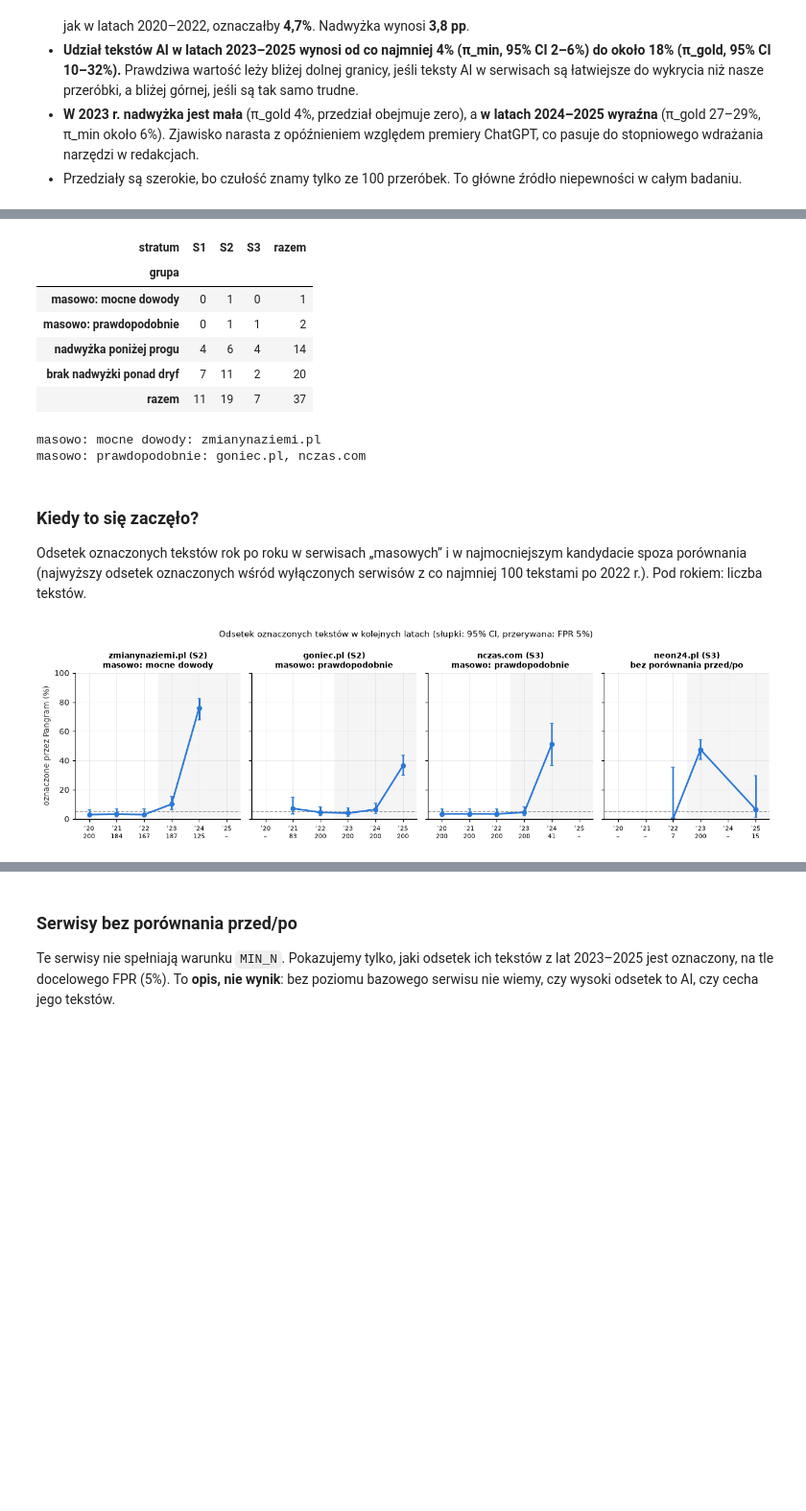
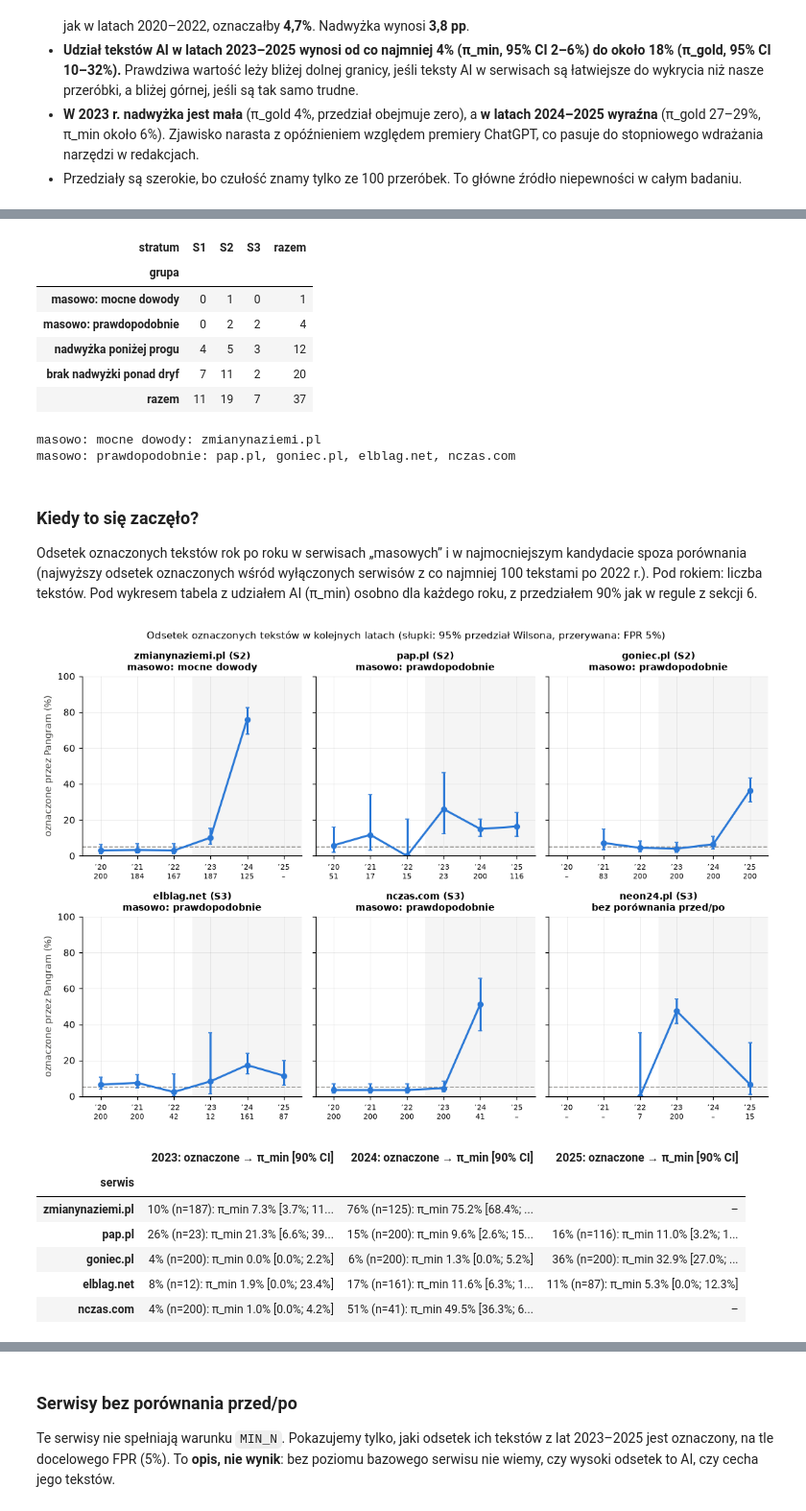
Before and after one commit to Voldziu/AMC, a Jupyter notebook: src/notebooks/main-results.ipynb, the cells around one changed output, grey strips where cells are left out. Shown at 96% size. Cells and saved outputs as stored; diff of their text form; code cells hidden in the pictures; blank space fills up the shorter version.

```diff
--- a/src/notebooks/main-results.ipynb
+++ b/src/notebooks/main-results.ipynb
@@ -113,6 +133,7 @@ ROBUST_FPRS = (0.01, 0.05, 0.10, 0.20)  # progi sprawdzane w analizie odpornośc
 MASS_SHARE = 0.20                  # „masowo” = co najmniej 20% artykułów z AI
 MIN_N = 50                         # min. liczba tekstów domeny w każdym okresie
 PLACEBO_Q = 0.95                   # kwantyl zmian bez AI (margines dryfu)
+DOMAIN_CI = (5, 95)                # percentyle przedziału dla serwisów (reguła „masowo”, sekcja 6)
 N_BOOT = 5000               # powtórzenia symulacji niepewności
 SEED = 42
 
@@ -168,7 +189,7 @@ def auc(pos: np.ndarray, neg: np.ndarray) -> float:
 
 
 def share(r, b, tpr):
-    """Udział AI z odsetków oznaczonych (estymator Rogana–Gladena), obcięty do [0, 1].
+    """Udział AI z odsetków oznaczonych (estymator Rogana-Gladena), obcięty do [0, 1].
 
     Gdy TPR <= b, detektor nie odróżnia AI od człowieka: każda nadwyżka daje wtedy 100%.
     """
@@ -180,7 +201,7 @@ def share(r, b, tpr):
 
 
 def draw_rate(k, n, rng):
-    """Symulacja niepewności odsetka k/n: N_BOOT losowań z rozkładu Beta(k + 1/2, n − k + 1/2).
+    """Symulacja niepewności odsetka k/n: N_BOOT losowań z rozkładu Beta(k + 1/2, n - k + 1/2).
 
     To wersja bootstrapu, która działa także przy k = 0 (zwykłe losowanie ze zwracaniem
     dawałoby wtedy zawsze 0 i zerową niepewność).
@@ -768,9 +789,9 @@ def domain_shares(flags: pd.Series, tpr_k: int, tpr_n: int, delta: float,
         p_min, p_gold = share(r_draws, b_draws, 1.0), share(r_draws, b_draws, tpr_draws)
         rows.append({
             "π_min": float(share(row["r"], row["b"], 1.0)),
-            "π_min low": np.percentile(p_min, 2.5), "π_min high": np.percentile(p_min, 97.5),
+            "π_min low": np.percentile(p_min, DOMAIN_CI[0]), "π_min high": np.percentile(p_min, DOMAIN_CI[1]),
             "π_gold": float(share(row["r"], row["b"], tpr_k / tpr_n)),
-            "π_gold low": np.percentile(p_gold, 2.5), "π_gold high": np.percentile(p_gold, 97.5),
+            "π_gold low": np.percentile(p_gold, DOMAIN_CI[0]), "π_gold high": np.percentile(p_gold, DOMAIN_CI[1]),
         })
     table = table.join(pd.DataFrame(rows, index=table.index))
     table["grupa"] = np.select(
@@ -790,8 +811,8 @@ def show_domains(table: pd.DataFrame) -> None:
         "n 2020–22": table["n0"], "oznaczone 2020–22": table["b"].map(pct),
         "n 2023–25": table["n1"], "oznaczone 2023–25": table["r"].map(pct),
         "nadwyżka (pp)": (100 * table["nadwyżka"]).map("{:+.1f}".format),
-        "π_min [95% CI]": [pct_ci(*v) for v in table[["π_min", "π_min low", "π_min high"]].to_numpy()],
-        "π_gold [95% CI]": [pct_ci(*v) for v in table[["π_gold", "π_gold low", "π_gold high"]].to_numpy()],
+        "π_min [90% CI]": [pct_ci(*v) for v in table[["π_min", "π_min low", "π_min high"]].to_numpy()],
+        "π_gold [90% CI]": [pct_ci(*v) for v in table[["π_gold", "π_gold low", "π_gold high"]].to_numpy()],
         "grupa": table["grupa"],
     })
     display(view)
@@ -829,7 +850,7 @@ ax.hlines(y - 0.17, 100 * shown["π_min low"], 100 * shown["π_min high"], color
 ax.plot(100 * shown["π_min"], y - 0.17, "s", color=GRAY, ms=4.5, label="π_min: dolna granica (TPR = 100%)")
 ax.set_yticks(y, [f"{d} ({s})" for d, s in zip(shown.index, shown["stratum"])], fontsize=7.5)
 ax.set_xlim(0, 100)
-ax.set_xlabel("szacowany udział tekstów AI w latach 2023–2025 (%), linie: 95% CI")
+ax.set_xlabel("szacowany udział tekstów AI w latach 2023–2025 (%), linie: 90% CI")
 ax.set_title(f"Udział AI w serwisach (Pangram, FPR {pct(MAIN_FPR, 0)}); pole pomarańczowe: „masowo” (≥ {pct(MASS_SHARE, 0)})")
 ax.legend(loc="lower right")
 ax.grid(axis="y", visible=False)
@@ -850,46 +871,79 @@ for category in CATEGORIES[:2]:
 | stratum | S1 | S2 | S3 | razem |
 | grupa |  |  |  |  |
 | masowo: mocne dowody | 0 | 1 | 0 | 1 |
-| masowo: prawdopodobnie | 0 | 1 | 1 | 2 |
-| nadwyżka poniżej progu | 4 | 6 | 4 | 14 |
+| masowo: prawdopodobnie | 0 | 2 | 2 | 4 |
+| nadwyżka poniżej progu | 4 | 5 | 3 | 12 |
 | brak nadwyżki ponad dryf | 7 | 11 | 2 | 20 |
 | razem | 11 | 19 | 7 | 37 |
 masowo: mocne dowody: zmianynaziemi.pl
-masowo: prawdopodobnie: goniec.pl, nczas.com
+masowo: prawdopodobnie: pap.pl, goniec.pl, elblag.net, nczas.com
 # %% [markdown]
 ### Kiedy to się zaczęło?
 
-Odsetek oznaczonych tekstów rok po roku w serwisach „masowych” i w najmocniejszym kandydacie spoza porównania (najwyższy odsetek oznaczonych wśród wyłączonych serwisów z co najmniej 100 tekstami po 2022 r.). Pod rokiem: liczba tekstów.
+Odsetek oznaczonych tekstów rok po roku w serwisach „masowych” i w najmocniejszym kandydacie spoza porównania (najwyższy odsetek oznaczonych wśród wyłączonych serwisów z co najmniej 100 tekstami po 2022 r.). Pod rokiem: liczba tekstów. Pod wykresem tabela z udziałem AI (π_min) osobno dla każdego roku, z przedziałem 90% jak w regule z sekcji 6.
 # %%
 highlight = list(domains.index[domains["grupa"].isin(CATEGORIES[:2])])
 post_rate = {
     d: flags_main[(data["domain"] == d) & ~data["human"]].mean()
     for d in excluded.index if excluded.loc[d, "n 2023–25"] >= 100
 }
 highlight.append(max(post_rate, key=post_rate.get))
 
-fig, axes = plt.subplots(1, len(highlight), figsize=(3 * len(highlight), 3.6), sharey=True)
-for ax, domain in zip(axes, highlight):
+n_cols = 3
+n_rows = -(-len(highlight) // n_cols)
+fig, axes = plt.subplots(n_rows, n_cols, figsize=(3.4 * n_cols, 3.5 * n_rows), sharey=True, squeeze=False)
+for ax, domain in zip(axes.ravel(), highlight):
     mask = data["domain"] == domain
     t = flags_main[mask].groupby(data.loc[mask, "pub_year"]).agg(["sum", "size"])
     rate = t["sum"] / t["size"]
     ci = np.array([wilson_interval(int(k), int(n)) for k, n in t.to_numpy()])
     ax.axvspan(2022.5, 2025.5, color=GRAY, alpha=0.08, lw=0)
     ax.axhline(100 * MAIN_FPR, color=GRAY, ls="--", lw=1)
     ax.errorbar(t.index, 100 * rate, yerr=[100 * (rate - ci[:, 0]), 100 * (ci[:, 1] - rate)],
                 color=BLUE, lw=2, marker="o", ms=5, capsize=2)
     status = domains.loc[domain, "grupa"] if domain in domains.index else "bez porównania przed/po"
     ax.set_title(f"{domain} ({stratum_of[domain]})\n{status}", fontsize=9)
     ax.set_xlim(2019.5, 2025.5)
     n_year = t["size"].reindex(range(2020, 2026), fill_value=0)
     ax.set_xticks(range(2020, 2026), [f"’{y % 100}\n{n if n else '–'}" for y, n in n_year.items()], fontsize=7.5)
     ax.set_ylim(0, 100)
-axes[0].set_ylabel("oznaczone przez Pangram (%)")
-fig.suptitle(f"Odsetek oznaczonych tekstów w kolejnych latach (słupki: 95% CI, przerywana: FPR {pct(MAIN_FPR, 0)})", fontsize=10)
+for ax in axes.ravel()[len(highlight):]:
+    ax.axis("off")
+for ax in axes[:, 0]:
+    ax.set_ylabel("oznaczone przez Pangram (%)")
+fig.suptitle(f"Odsetek oznaczonych tekstów w kolejnych latach (słupki: 95% przedział Wilsona, przerywana: FPR {pct(MAIN_FPR, 0)})", fontsize=10)
 fig.tight_layout()
 plt.show()
+
+# Udział AI (dolna granica π_min) osobno dla każdego roku; przedział 90% jak w sekcji 6.
+rng_year = np.random.default_rng(SEED)
+by_year = {}
+for domain in highlight:
+    if domain not in domains.index:
+        continue
+    base = domains.loc[domain]
+    b_draws = draw_rate(base["k0"], base["n0"], rng_year)
+    cells = {}
+    for year in (2023, 2024, 2025):
+        mask = (data["domain"] == domain) & (data["pub_year"] == year)
+        n, k = int(mask.sum()), int(flags_main[mask].sum())
+        if n == 0:
+            cells[year] = "–"
+            continue
+        draws = share(draw_rate(k, n, rng_year), b_draws, 1.0)
+        low, high = np.percentile(draws, DOMAIN_CI)
+        cells[year] = f"{pct(k / n, 0)} (n={n}): π_min {pct(float(share(k / n, base['b'], 1.0)))} [{pct(low)}; {pct(high)}]"
+    by_year[domain] = cells
+display(pd.DataFrame(by_year).T.rename_axis("serwis").rename(columns=lambda y: f"{y}: oznaczone → π_min [90% CI]"))
 # %% [output]
-[figure, old version]
+[figure, new version]
+|  | 2023: oznaczone → π_min [90% CI] | 2024: oznaczone → π_min [90% CI] | 2025: oznaczone → π_min [90% CI] |
+| serwis |  |  |  |
+| zmianynaziemi.pl | 10% (n=187): π_min 7.3% [3.7%; 11... | 76% (n=125): π_min 75.2% [68.4%; ... | – |
+| pap.pl | 26% (n=23): π_min 21.3% [6.6%; 39... | 15% (n=200): π_min 9.6% [2.6%; 15... | 16% (n=116): π_min 11.0% [3.2%; 1... |
+| goniec.pl | 4% (n=200): π_min 0.0% [0.0%; 2.2%] | 6% (n=200): π_min 1.3% [0.0%; 5.2%] | 36% (n=200): π_min 32.9% [27.0%; ... |
+| elblag.net | 8% (n=12): π_min 1.9% [0.0%; 23.4%] | 17% (n=161): π_min 11.6% [6.3%; 1... | 11% (n=87): π_min 5.3% [0.0%; 12.3%] |
+| nczas.com | 4% (n=200): π_min 1.0% [0.0%; 4.2%] | 51% (n=41): π_min 49.5% [36.3%; 6... | – |
 # %% [markdown]
 **Jak to czytać:**
 
```
Also changed, not shown: parts of 23 cells of this notebook.
